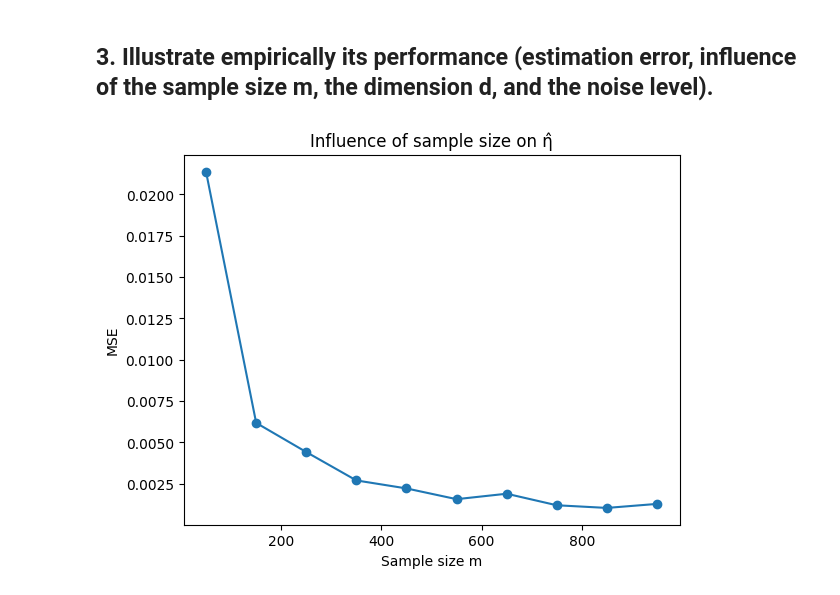
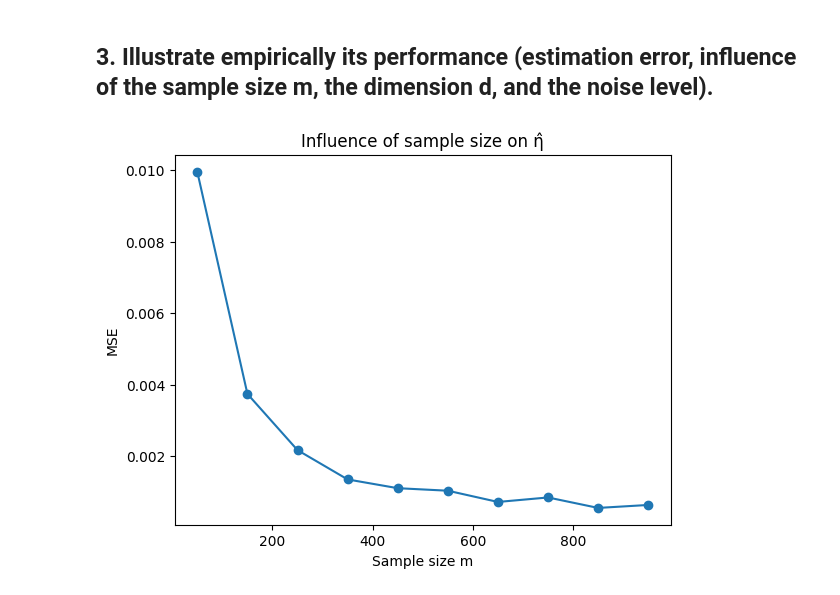
Before and after one commit to RaniaZougari/SL_Project, a Jupyter notebook: Simulation.ipynb, the cells around one changed output. Drawn from its saved outputs; the diff is of its cells as text; code cells hidden in the pictures.

```diff
--- a/Simulation.ipynb
+++ b/Simulation.ipynb
@@ -77,7 +78,7 @@ def generate_data(m: int, d: int, eta_func, eta_max):
 # %%
 # Test
 eta_max=0.4
-m = 500
+m = 800
 d = 1
 
 X, Y, Z, eta_true = generate_data(m, d, eta_linear, eta_max)
@@ -168,6 +167,6 @@ def h_optimal(X,Z,eta_true,a,b,nbr_pas):
     return(optimal_h)
 
 
-h_opt = h_optimal(X,Z,eta_true,0.05,0.5,30)
+h_opt = h_optimal(X,Z,eta_true,0.05,1,30)
 print("Optimal h:", h_opt)
 # %% [output]
@@ -220,29 +219,29 @@ def MSE(eta,eta_hat):
 # %%
 #Influence of the sample size m (takes some time to run because of h_optimal in the loop)
 
 m_values=np.array([50 + i*100 for i in range(10)])
 n_rep = 20   # number of repetitions for averaging and having a good estimate of MSE
 mse_means = []
 
 for m in m_values:
     mse_rep = []
     # Average over repetitions
     for _ in range(n_rep):
         X, Y, Z, eta_true= generate_data(m, d, eta_linear, eta_max)
         X_test, Y_test, Z_test, eta_true_test = generate_data(50, d, eta_linear, eta_max)
-        h = 0.43  # or CV (long to compute )
+        h = h_opt  # or CV (long to compute )
         data_estimation_values = np.array([eta_estimator(X, Z, x, h) for x in X_test])
         mse_rep.append(MSE(eta_true_test, data_estimation_values))
     mse_means.append(np.mean(mse_rep))
 
 plt.figure()
 plt.plot(m_values, mse_means, marker='o')
 plt.xlabel("Sample size m")
 plt.ylabel("MSE")
 plt.title("Influence of sample size on η̂")
 plt.show()
 # %% [output]
-[figure, old version]
+[figure, new version]
 # %%
 #Influence of the sample size d
 d_values = np.arange(1, 11)
```
Also changed, not shown: parts of 7 cells of this notebook.
